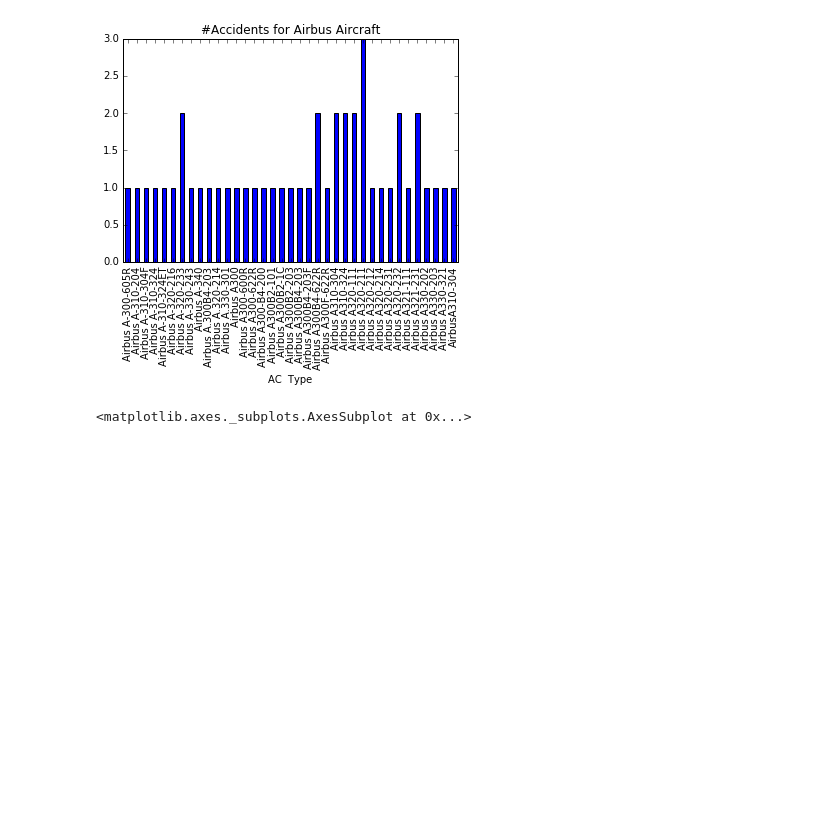
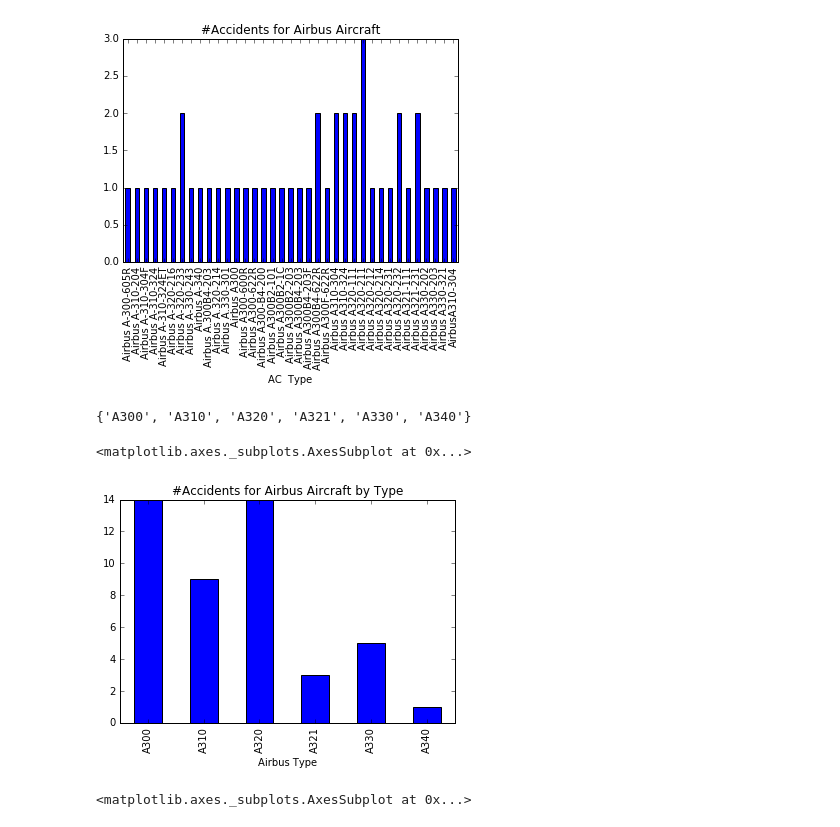
Before and after one commit to deeplook/notebooks, a Jupyter notebook: planecrashinfo/planecrashinfo.ipynb, the cells around one changed output. Cells and saved outputs as stored; diff of their text form; code cells hidden in the pictures; blank space fills up the shorter version.

Commit message:
Added chart for main Airbus types

```diff
--- a/planecrashinfo/planecrashinfo.ipynb
+++ b/planecrashinfo/planecrashinfo.ipynb
@@ -141,6 +141,34 @@ s.plot.bar(title='#Accidents for Airbus Aircraft')
 # %% [output]
 <matplotlib.axes._subplots.AxesSubplot at 0x...>
 [figure]
+# %%
+import re
+
+def extract_airbus_type(ac_type):
+    "Extract main Airbus type from 'AC Type', e.g. 'A300' from 'Airbus A-300-605R'."
+
+    if type(ac_type) != str:
+        return ''
+    pat = 'Airbus ?(A[\.\-]?\d{3,3})'
+    m = re.search(pat, ac_type)
+    if m:
+        return m.groups()[0].replace('-', '').replace('.', '')
+    else:
+        return ''
+
+airbus_types = set([extract_airbus_type(a) for a in airb])
+# %%
+airbus_types
+# %% [output]
+{'A300', 'A310', 'A320', 'A321', 'A330', 'A340'}
+# %%
+df['Airbus Type'] = df['AC  Type'].apply(extract_airbus_type)
+# %%
+s = df[df['Airbus Type'].isin(airbus_types)].groupby('Airbus Type').size()
+s.plot.bar(title='#Accidents for Airbus Aircraft by Type')
+# %% [output]
+<matplotlib.axes._subplots.AxesSubplot at 0x...>
+[figure, added]
 # %%
 df2 = df[df['AC  Type'].isin(airb)]
 s2 = df2.groupby(df2.index.year).size()
```
